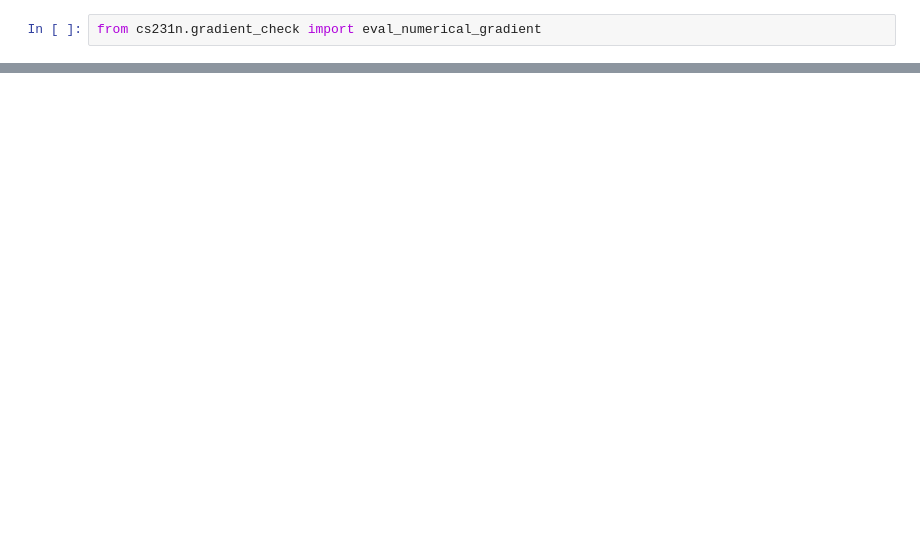
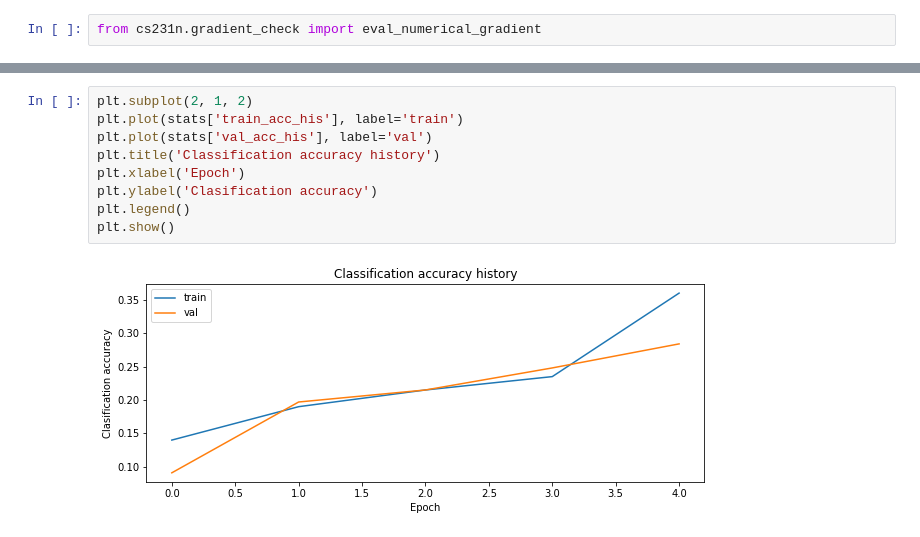
Before and after one commit to FortiLeiZhang/cs231n, a Jupyter notebook: code/cs231n/assignment1/two_layer_net.ipynb, the cells around one changed output, grey strips where cells are left out. Drawn from its saved outputs; the diff is of its cells as text; blank space fills up the shorter version.

```diff
--- a/code/cs231n/assignment1/two_layer_net.ipynb
+++ b/code/cs231n/assignment1/two_layer_net.ipynb
@@ -95,0 +195,11 @@ W1 max relative error: 3.561318e-09
+# %%
+plt.subplot(2, 1, 2)
+plt.plot(stats['train_acc_his'], label='train')
+plt.plot(stats['val_acc_his'], label='val')
+plt.title('Classification accuracy history')
+plt.xlabel('Epoch')
+plt.ylabel('Clasification accuracy')
+plt.legend()
+plt.show()
+# %% [output]
+[figure, added]
```
Also changed, not shown: parts of 13 cells of this notebook, 3 other files.
